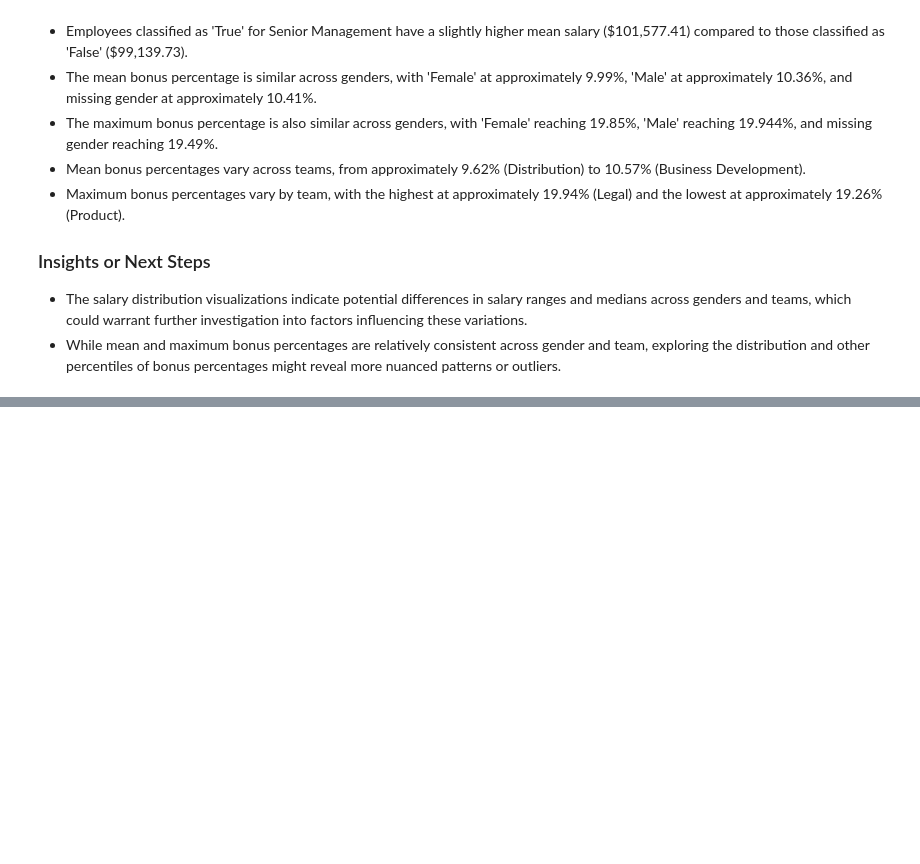
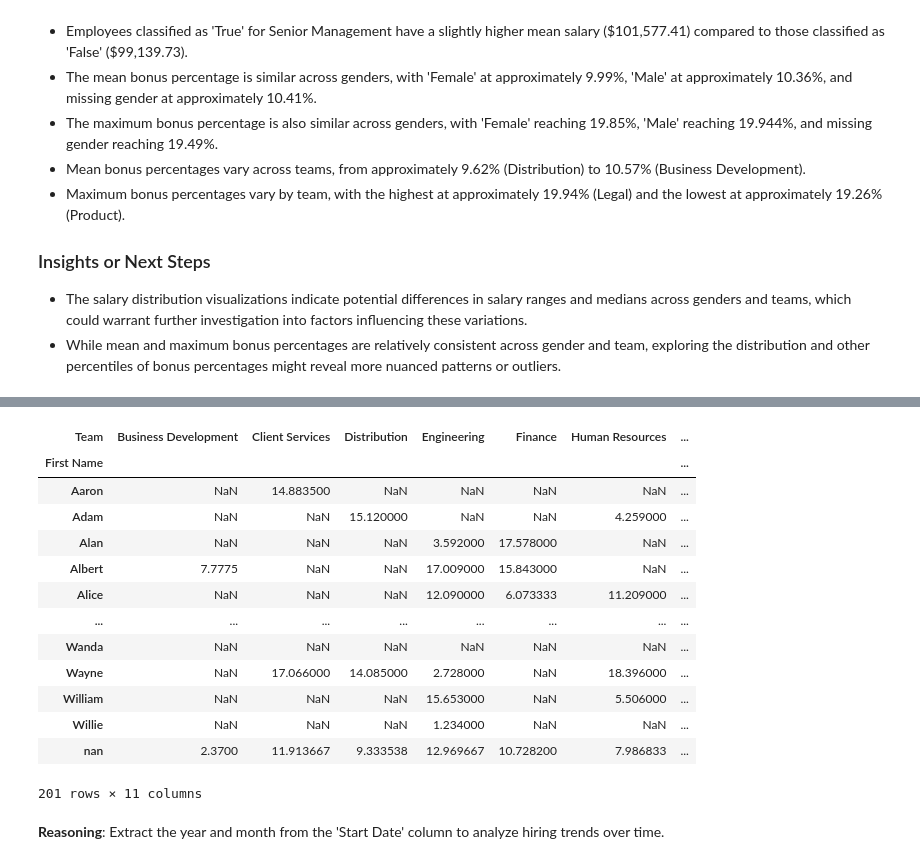
Before and after one commit to Grace-1420/Employees.py, a Jupyter notebook: Employees.ipynb, the cells around one changed output, grey strips where cells are left out. Cells and saved outputs as stored; diff of their text form; code cells hidden in the pictures; blank space fills up the shorter version.

```diff
--- a/Employees.ipynb
+++ b/Employees.ipynb
@@ -432,0 +528,20 @@ dtype: float64
+# %%
+pd.pivot_table(data = df, values = 'Bonus %', index = 'First Name', columns = 'Team')
+# %% [output]
+| Team | Business Development | Client Services | Distribution | Engineering | Finance | Human Resources | ... |
+| First Name |  |  |  |  |  |  | ... |
+| Aaron | NaN | 14.883500 | NaN | NaN | NaN | NaN | ... |
+| Adam | NaN | NaN | 15.120000 | NaN | NaN | 4.259000 | ... |
+| Alan | NaN | NaN | NaN | 3.592000 | 17.578000 | NaN | ... |
+| Albert | 7.7775 | NaN | NaN | 17.009000 | 15.843000 | NaN | ... |
+| Alice | NaN | NaN | NaN | 12.090000 | 6.073333 | 11.209000 | ... |
+| ... | ... | ... | ... | ... | ... | ... | ... |
+| Wanda | NaN | NaN | NaN | NaN | NaN | NaN | ... |
+| Wayne | NaN | 17.066000 | 14.085000 | 2.728000 | NaN | 18.396000 | ... |
+| William | NaN | NaN | NaN | 15.653000 | NaN | 5.506000 | ... |
+| Willie | NaN | NaN | NaN | 1.234000 | NaN | NaN | ... |
+| nan | 2.3700 | 11.913667 | 9.333538 | 12.969667 | 10.728200 | 7.986833 | ... |
+201 rows × 11 columns
+# %% [markdown]
+**Reasoning**:
+Extract the year and month from the 'Start Date' column to analyze hiring trends over time.
```
Also changed, not shown: parts of 30 cells of this notebook.
